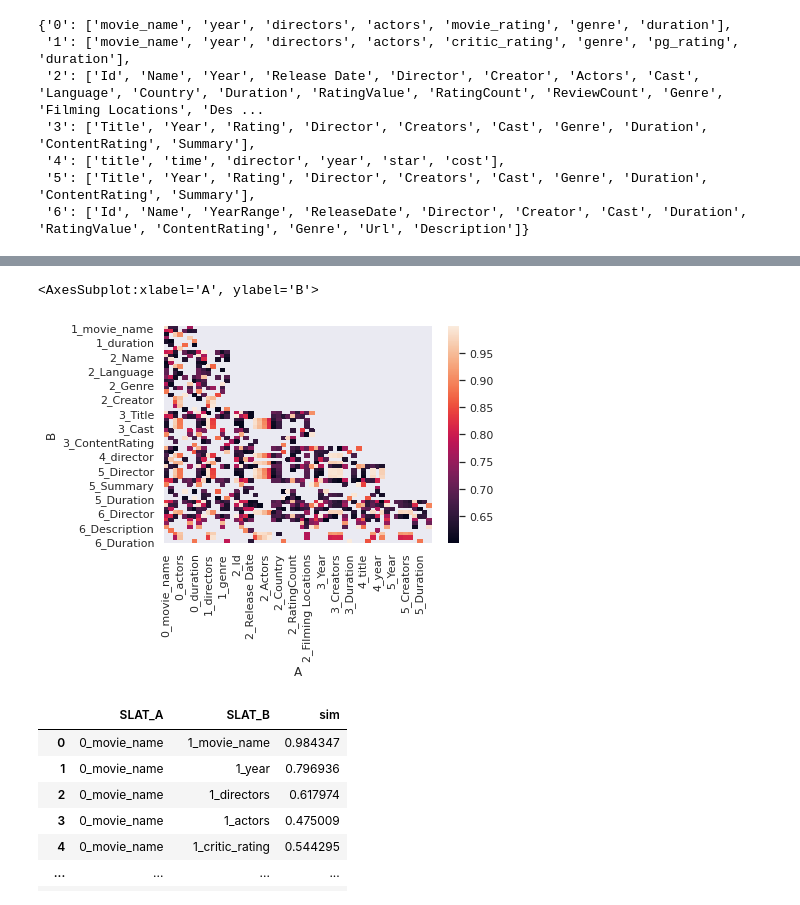
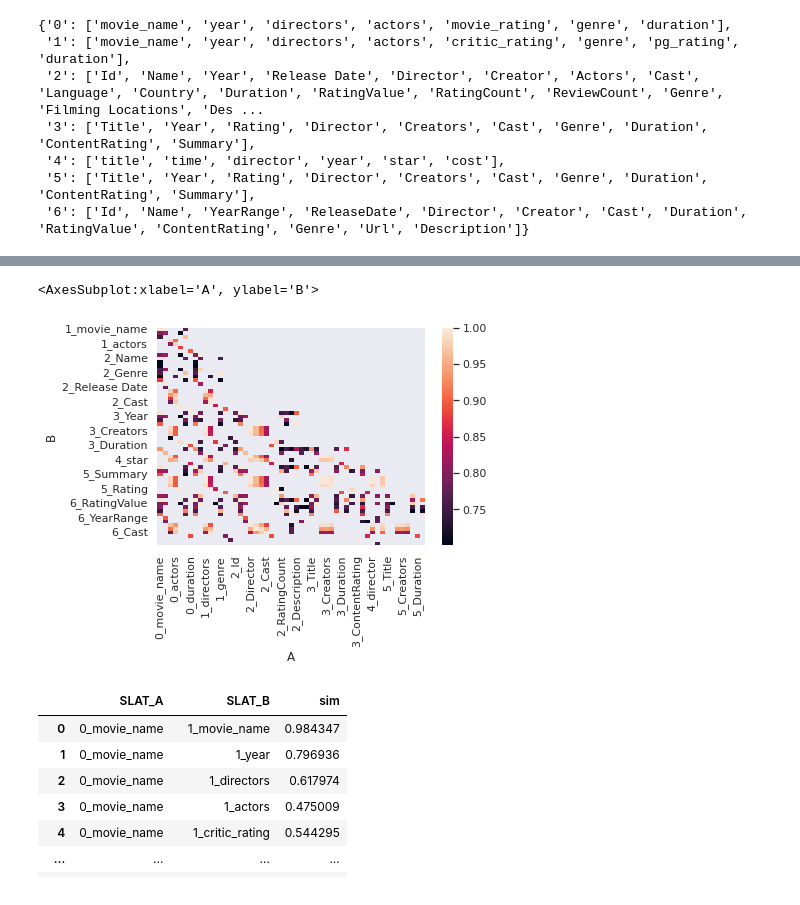
Before and after one commit to rokkian/spacy_for_data_integration, a Jupyter notebook: multiSchemaMatching.ipynb, the cells around one changed output, grey strips where cells are left out. Drawn from its saved outputs; the diff is of its cells as text; code cells hidden in the pictures.

```diff
--- a/multiSchemaMatching.ipynb
+++ b/multiSchemaMatching.ipynb
@@ -55,8 +55,8 @@ GS
 # %%
 #Trasformo il dizionario di DataFrame in un dizionario di SchemaDoc
 SOURCES_sd = {}
-nlp=spacy.load('en_vectors_web_lg')
-for k,v in SOURCES.items():
+nlp=spacy.load('en_core_web_lg')
+for k,v in SOURCES.items(): # source & dataframe
     df = Utilities.sampleDF_clean(v, 400)
 
     SOURCES_sd[k] = Utilities.SchemaDoc(df, sep='. ', nlp=nlp, pre=False, verbose=True)
@@ -160,9 +233,9 @@ Utilities.toSimMatrix(MATCHES.query('sim > 0.6'))
 61 rows × 57 columns
 # %%
-sns.heatmap(Utilities.toSimMatrix(MATCHES.query('sim > 0.6')))
+sns.heatmap(toSimMatrix1(MATCHES.query('sim > 0.7')))
 # %% [output]
 <AxesSubplot:xlabel='A', ylabel='B'>
-[figure, old version]
+[figure, new version]
 # %%
 #insieme di tutti i nodi collegati direttamente o indirettamente nel grafo
 def ChiusuraRiflessivaTransitiva(MatchTable):
```
Also changed, not shown: parts of 36 cells of this notebook, 2 other files.
